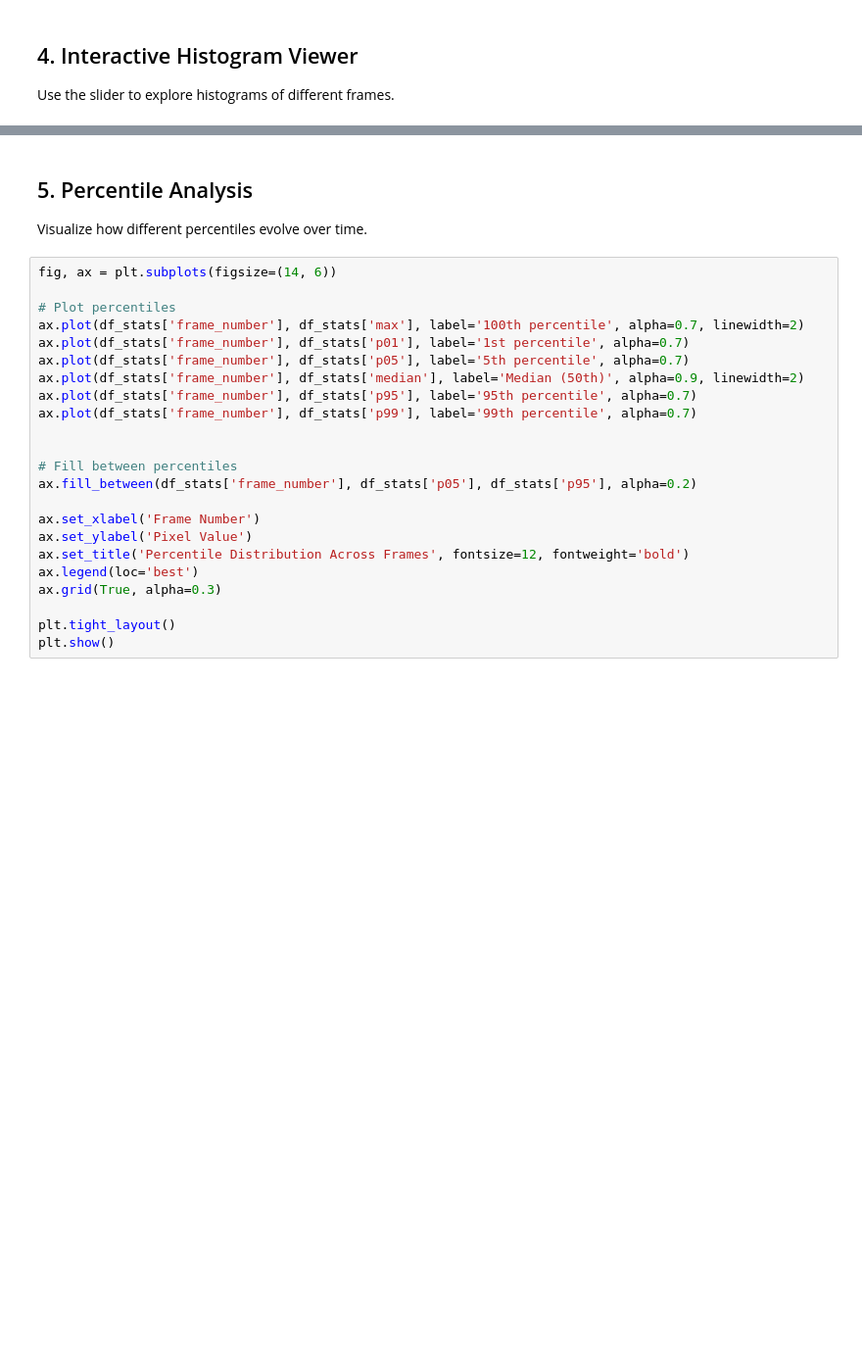
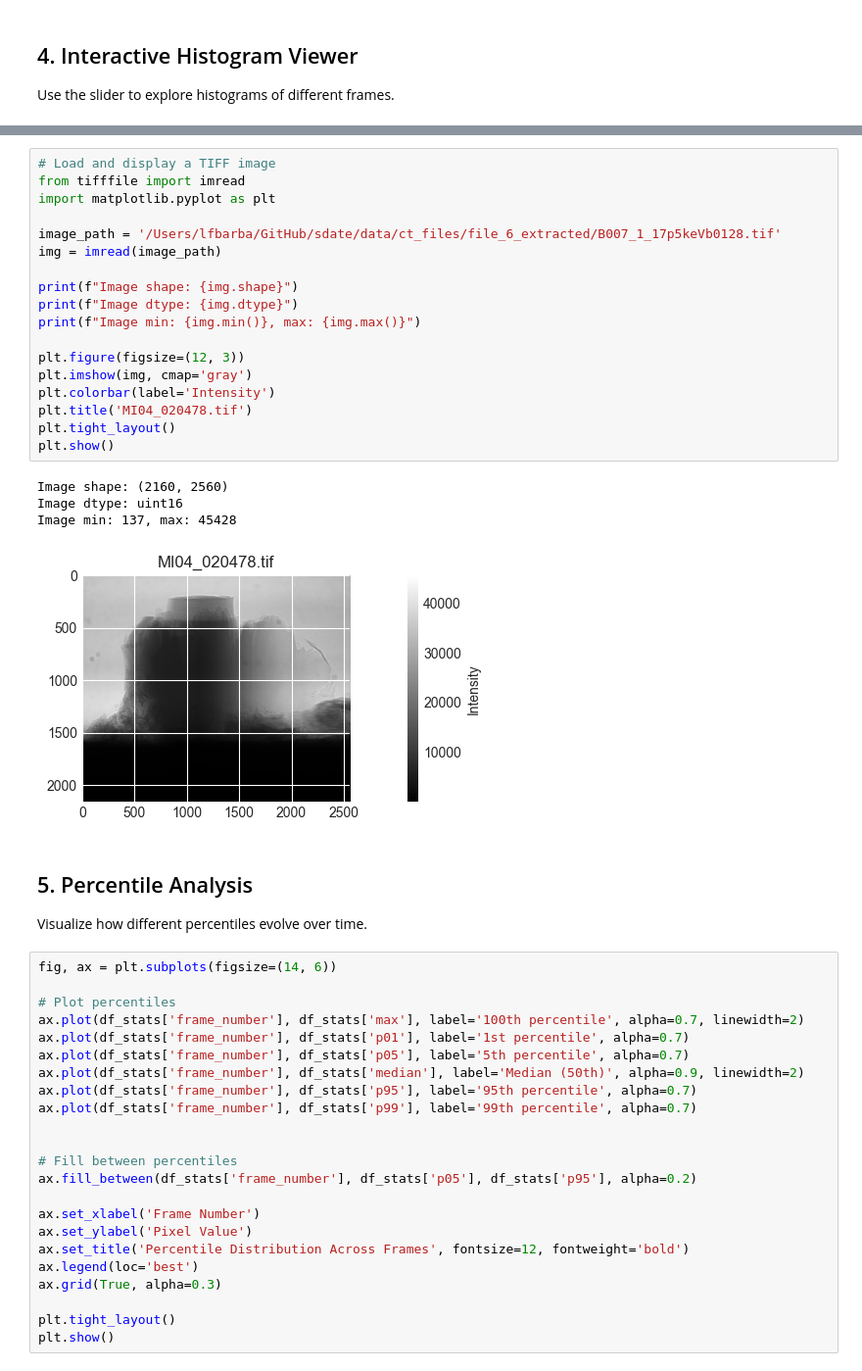
Before and after one commit to SwissDataScienceCenter/sdate, a Jupyter notebook: notebooks/TiffDynamicRangeAnalysis.ipynb, the cells around one changed output, grey strips where cells are left out. Shown at 98% size. Drawn from its saved outputs; the diff is of its cells as text; blank space fills up the shorter version.

```diff
--- a/notebooks/TiffDynamicRangeAnalysis.ipynb
+++ b/notebooks/TiffDynamicRangeAnalysis.ipynb
@@ -223,3 +243,26 @@ interactive(children=(IntSlider(value=0, description='Frame:', max=750), IntSlid
+# %%
+# Load and display a TIFF image
+from tifffile import imread
+import matplotlib.pyplot as plt
+
+image_path = '/Users/lfbarba/GitHub/sdate/data/ct_files/file_6_extracted/B007_1_17p5keVb0128.tif'
+img = imread(image_path)
+
+print(f"Image shape: {img.shape}")
+print(f"Image dtype: {img.dtype}")
+print(f"Image min: {img.min()}, max: {img.max()}")
+
+plt.figure(figsize=(12, 3))
+plt.imshow(img, cmap='gray')
+plt.colorbar(label='Intensity')
+plt.title('MI04_020478.tif')
+plt.tight_layout()
+plt.show()
+# %% [output]
+Image shape: (2160, 2560)
+Image dtype: uint16
+Image min: 137, max: 45428
+[figure, added]
 # %% [markdown]
 ## 5. Percentile Analysis
 
```
Also changed, not shown: parts of 18 cells of this notebook.
